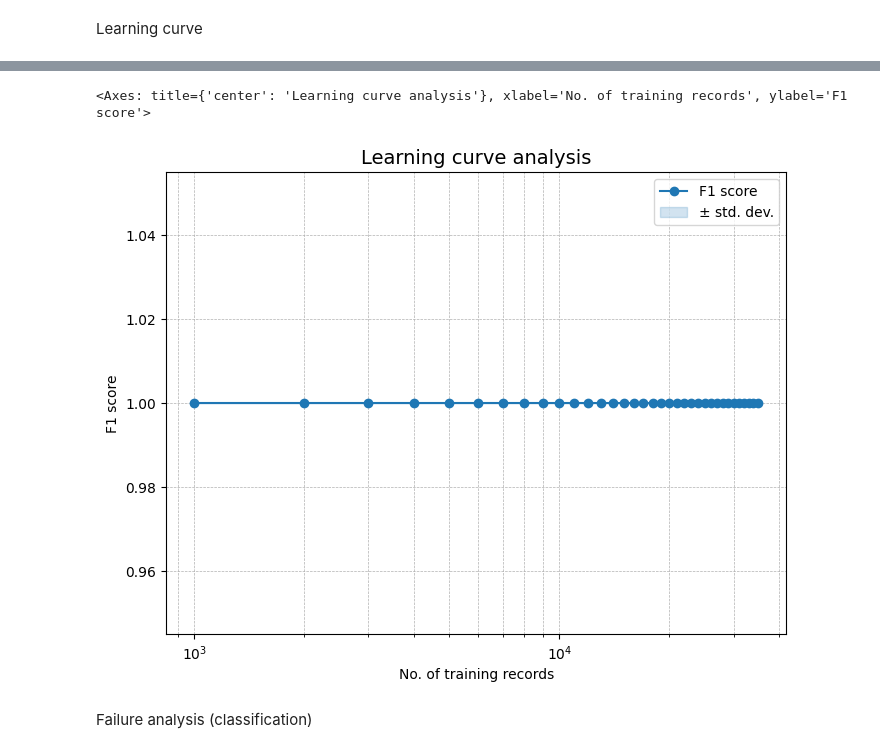
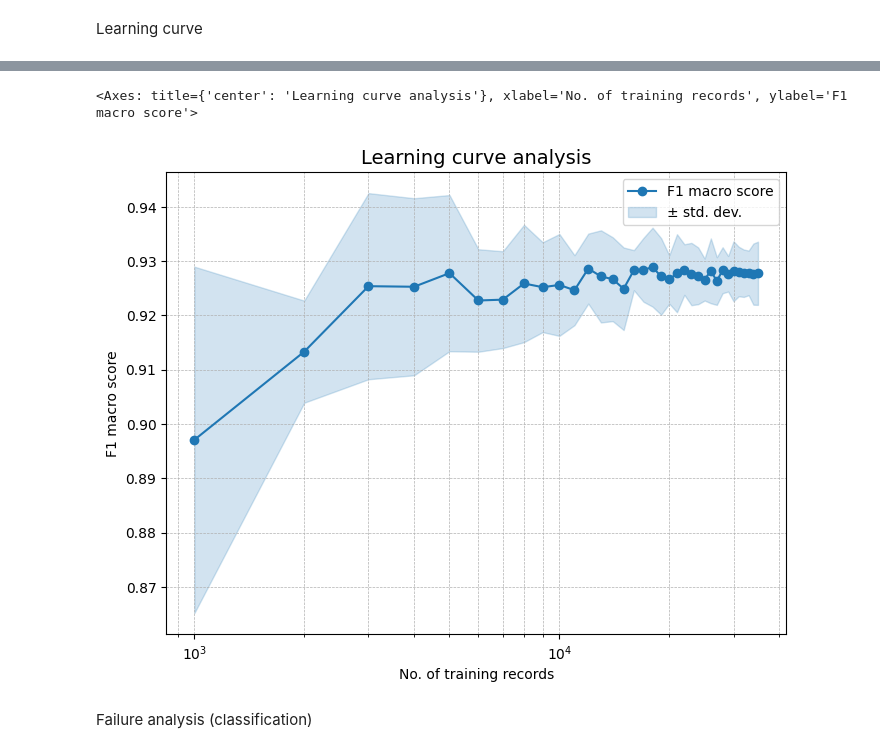
Before and after one commit to NDuan-510/MADS-MS2-Uber-Analysis, a Jupyter notebook: 4.1. Supervised Model evaluation & Failure analysis(booking cancel)).ipynb, the cells around one changed output, grey strips where cells are left out. Saved outputs shown, nothing was run; the diff lists cells and outputs as text; code cells hidden in the pictures.

Commit message:
Update notebooks for supervised learning problems

```diff
--- a/4.1. Supervised Model evaluation & Failure analysis(booking cancel)).ipynb
+++ b/4.1. Supervised Model evaluation & Failure analysis(booking cancel)).ipynb
@@ -29,6 +15,9 @@ if use_lite_version:
     base_directory = 'supervised_lite'
 else:
     base_directory = 'supervised'
+
+# setting
+recalculate_evaluation = False
 # %% [markdown]
 #### Problem 1: Classification (booking completion vs cancellation)
 # %%
@@ -127,13 +108,13 @@ recall from file(macro): 0.9244591674243703
 # %%
+# create visualization object
+
 classify_vis_obj = Model_Visualizer(
-    # train_data.to_numpy(),
-    # test_data.to_numpy(),
     train_data,
     test_data,
     y_train,
     y_test,
-    # feature_names=train_data.columns
-    feature_names = model[0].get_feature_names_out()
+    feature_names = [re.sub(r'^num__', '', name) for name in model[0].get_feature_names_out()],  # replace prefix in pipeline with ''
+    target_name='_target_completed_'
     )
 # %%
 # confusion matrix
@@ -235,10 +223,21 @@ classify_vis_obj.sensivity_plot(eval_df,
 # %% [markdown]
 Learning curve
 # %%
-cross_scores,sample_range,result_df = evaluation.learning_curve_test(
-    model,train_data,
-    target_col='_target_completed_',
-    sample_range=np.linspace(1000,35000,35).astype(int),
-    scorer = make_scorer(f1_score,average='macro'),
-    n_jobs=-1
+try:
+    os.makedirs('supervised_lite/evaluation', exist_ok=True)
+    if not recalculate_evaluation:
+        result_df = pd.read_csv(base_directory + '/evaluation/booking_cancel_learning_curve.csv')
+    else:
+        raise Exception('Recalculating learning curve')
+except:
+    _,_,result_df = evaluation.learning_curve_test(
+        model,train_data,
+        target_col='_target_completed_',
+        sample_range=np.linspace(1000,35000,35).astype(int),
+        scorer = make_scorer(f1_score,average='macro'),
+        n_jobs=-1
     )
+
+    result_df.to_csv(base_directory + '/evaluation/booking_cancel_learning_curve.csv',index=False)
+
+result_df.head(5)
@@ -245,8 +251,16 @@ cross_scores,sample_range,result_df = evaluation.learning_curve_test(
 # %%
-classify_vis_obj.learning_curve_plot(sample_range,result_df.score_mean,result_df.score_std,log_sample=True)
+# Learning curve plot
+
+classify_vis_obj.learning_curve_plot(
+    np.linspace(1000,35000,35).astype(int),
+    result_df.score_mean,
+    result_df.score_std,
+    log_sample=True,
+    metric_label='F1 macro score'
+    )
 # %% [output]
-<Axes: title={'center': 'Learning curve analysis'}, xlabel='No. of training records', ylabel='F1 score'>
+<Axes: title={'center': 'Learning curve analysis'}, xlabel='No. of training records', ylabel='F1 macro score'>
-[figure, old version]
+[figure, new version]
 # %% [markdown]
 Failure analysis (classification)
 # %%
```
Also changed, not shown: parts of 22 cells of this notebook, 5 other files.
